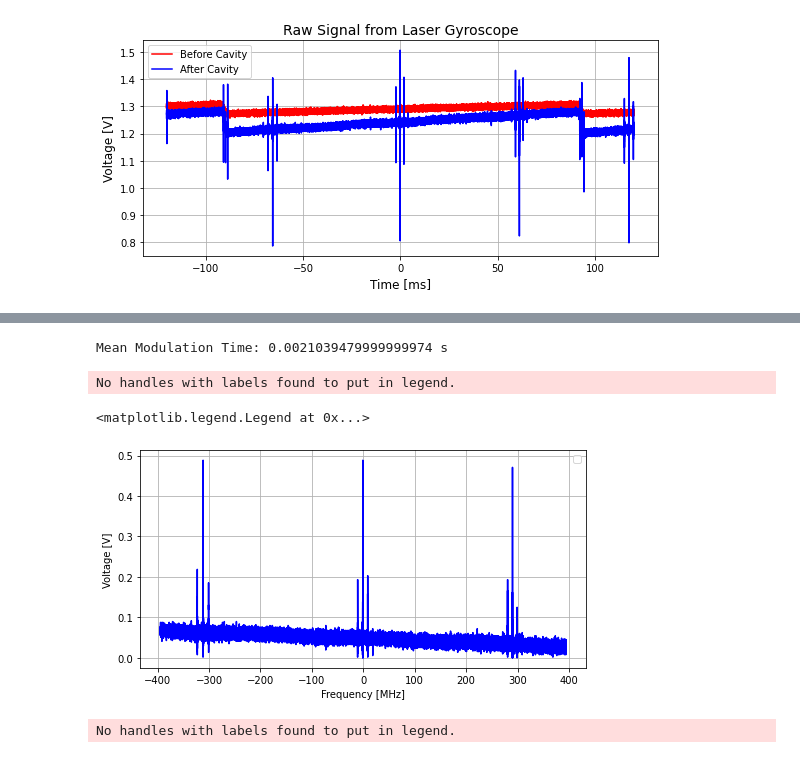
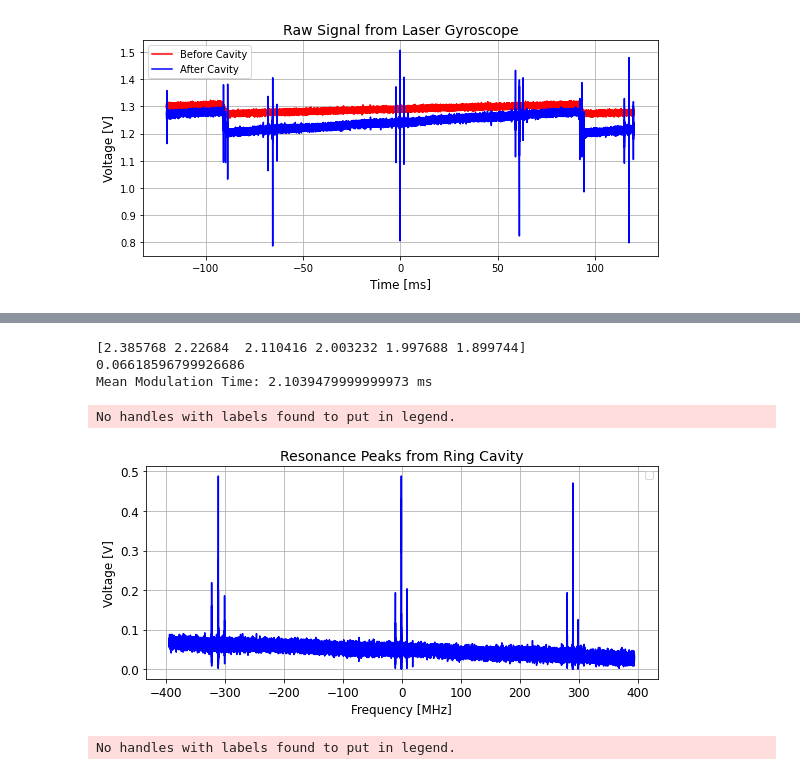
Before and after one commit to tesla1900/advanced-lab-course, a Jupyter notebook: laser_gyroscope/cavity_resonance_analysis.ipynb, the cells around one changed output, grey strips where cells are left out. Saved outputs shown, nothing was run; the diff lists cells and outputs as text; code cells hidden in the pictures.

```diff
--- a/laser_gyroscope/cavity_resonance_analysis.ipynb
+++ b/laser_gyroscope/cavity_resonance_analysis.ipynb
@@ -160,41 +165,50 @@ for i, peak_idx in enumerate(peaks_idces):
     modulation_time[int(2*i + 1)] = np.abs(time[int(sb_indces[int(2*i + 1)])] - time[peak_idx])
 
 # print(modulation_time)
+print(modulation_time * 1e3)
 
 # take average of modulation time, then this would be the conversion rate between frequency and time
 mod_time = np.mean(modulation_time)
-print("Mean Modulation Time: {0} s".format(mod_time))
+print(np.std(modulation_time) / np.sqrt(len(modulation_time)) * 1e3)
+print("Mean Modulation Time: {0} ms".format(mod_time * 1e3))
 # %% [output]
-Mean Modulation Time: 0.0021039479999999974 s
+[2.385768 2.22684  2.110416 2.003232 1.997688 1.899744]
+0.06618596799926686
+Mean Modulation Time: 2.1039479999999973 ms
 # %%
 # finally convert time axis to frequency axis
 
 # redefine things again just for safety
 time = threeres_data[:,0][20000:-20000]
 input_data = threeres_data[:,1][20000:-20000]
 res_data = threeres_data[:,2][20000:-20000]
 
 # subtract from the input laser signal so that the resonance plot is near zero
 # then take absolute value so that we see the peaks and no troughs
 # this allows easier finding of the sidebands
 abs_res = np.abs(res_data - input_data)
 
 # conversion to frequency axis
 mod_freq = 10e6  # 10 MHz
 freq = time * mod_freq / mod_time
 
 # plot back what we saw before
-fig, ax = plt.subplots(figsize=(8,4))
+fig, ax = plt.subplots(figsize=(8,4), tight_layout=True)
 # ax.plot(time * 1e3, input_data, color="r", label="Before Cavity")
 ax.plot(freq * 1e-6, abs_res, color="b")
-ax.set_xlabel("Frequency [MHz]")
-ax.set_ylabel("Voltage [V]")
+ax.set_xlabel("Frequency [MHz]", fontsize=12)
+ax.set_ylabel("Voltage [V]", fontsize=12)
+ax.set_title("Resonance Peaks from Ring Cavity", fontsize=14)
 ax.grid()
 ax.legend()
+
+ax.tick_params(axis='both', which='major', labelsize=12)
+ax.tick_params(axis='both', which='minor', labelsize=12)
+
+plt.savefig(os.path.join(figure_path, "res_peaks_freq.png"), dpi=300)
 # %% [output]
 No handles with labels found to put in legend.
-<matplotlib.legend.Legend at 0x...>
-[figure, old version]
+[figure, new version]
 # %%
 # plot for a single resonance just for clarity
 # plot back what we saw before
```
Also changed, not shown: parts of 5 cells of this notebook, 4 other files.
